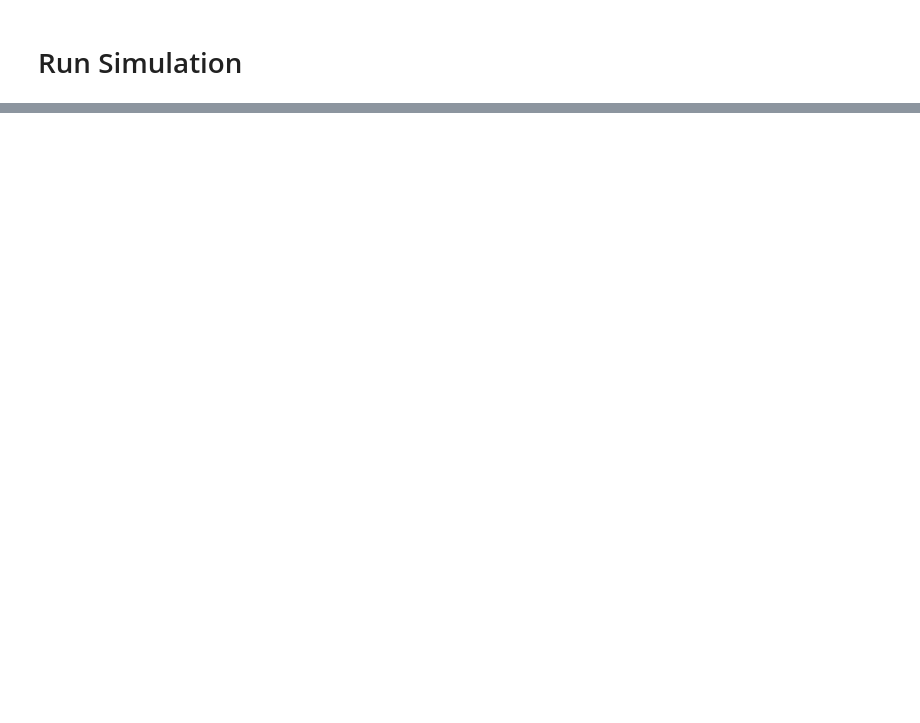
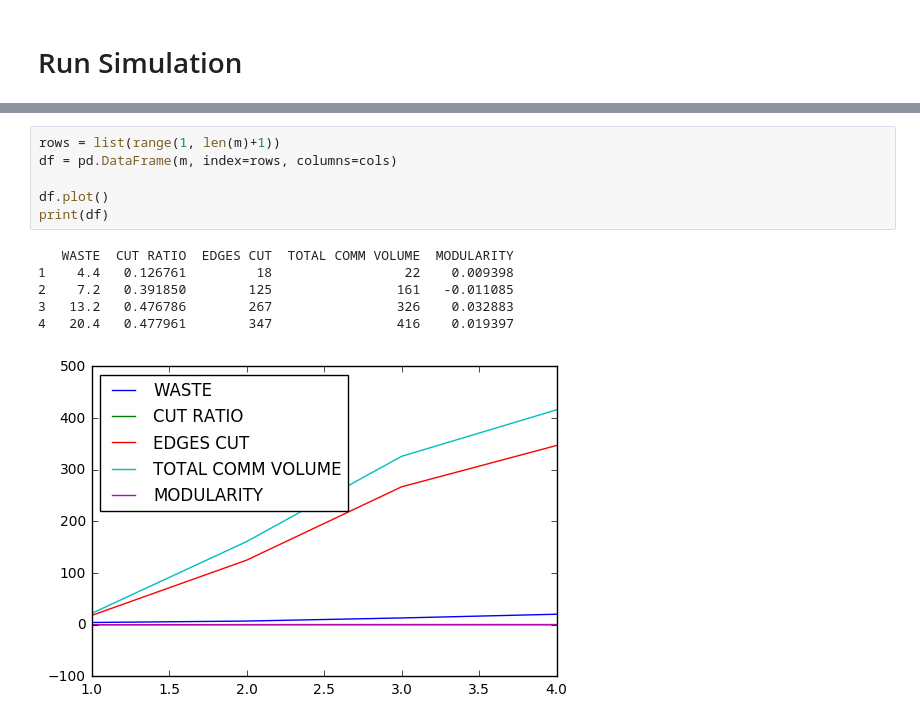
Before and after one commit to sbarakat/graph-partitioning, a Jupyter notebook: graph-partitioning-scotch2.ipynb, the cells around one changed output, grey strips where cells are left out. Saved outputs shown, nothing was run; the diff lists cells and outputs as text; blank space fills up the shorter version.

```diff
--- a/graph-partitioning-scotch2.ipynb
+++ b/graph-partitioning-scotch2.ipynb
@@ -206,0 +209,13 @@ P3: 106
+# %%
+rows = list(range(1, len(m)+1))
+df = pd.DataFrame(m, index=rows, columns=cols)
+
+df.plot()
+print(df)
+# %% [output]
+   WASTE  CUT RATIO  EDGES CUT  TOTAL COMM VOLUME  MODULARITY
+1    4.4   0.126761         18                 22    0.009398
+2    7.2   0.391850        125                161   -0.011085
+3   13.2   0.476786        267                326    0.032883
+4   20.4   0.477961        347                416    0.019397
+[figure, added]
```
Also changed, not shown: parts of 10 cells of this notebook, 2 other files.
